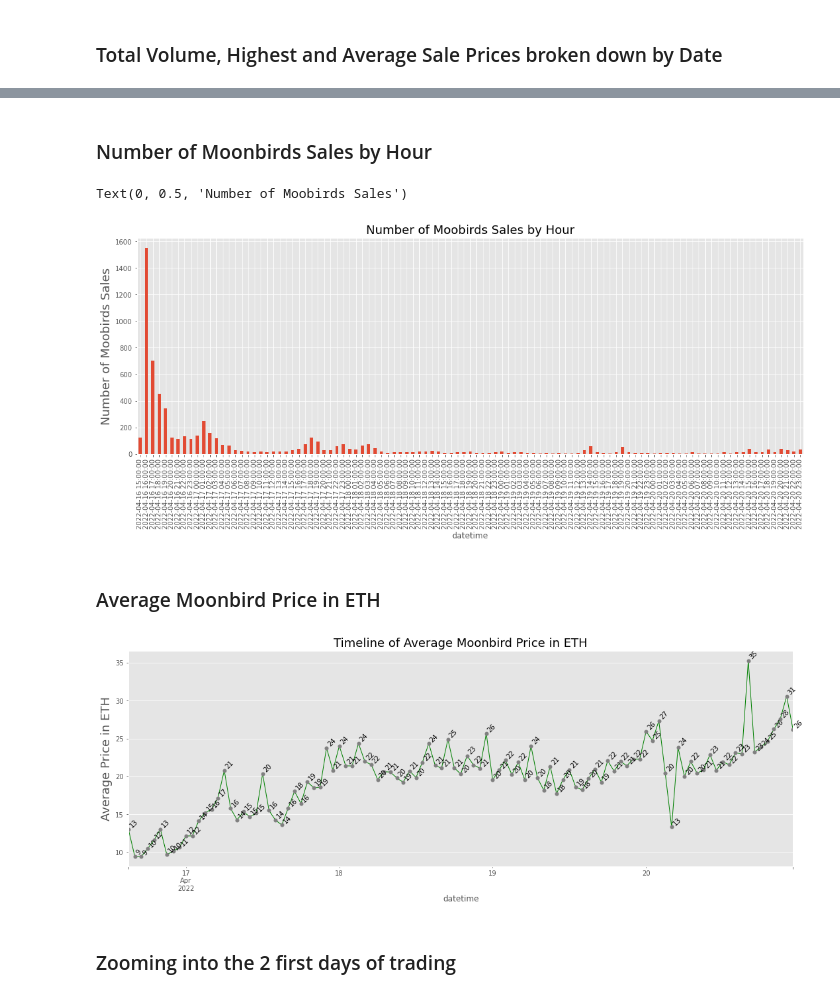
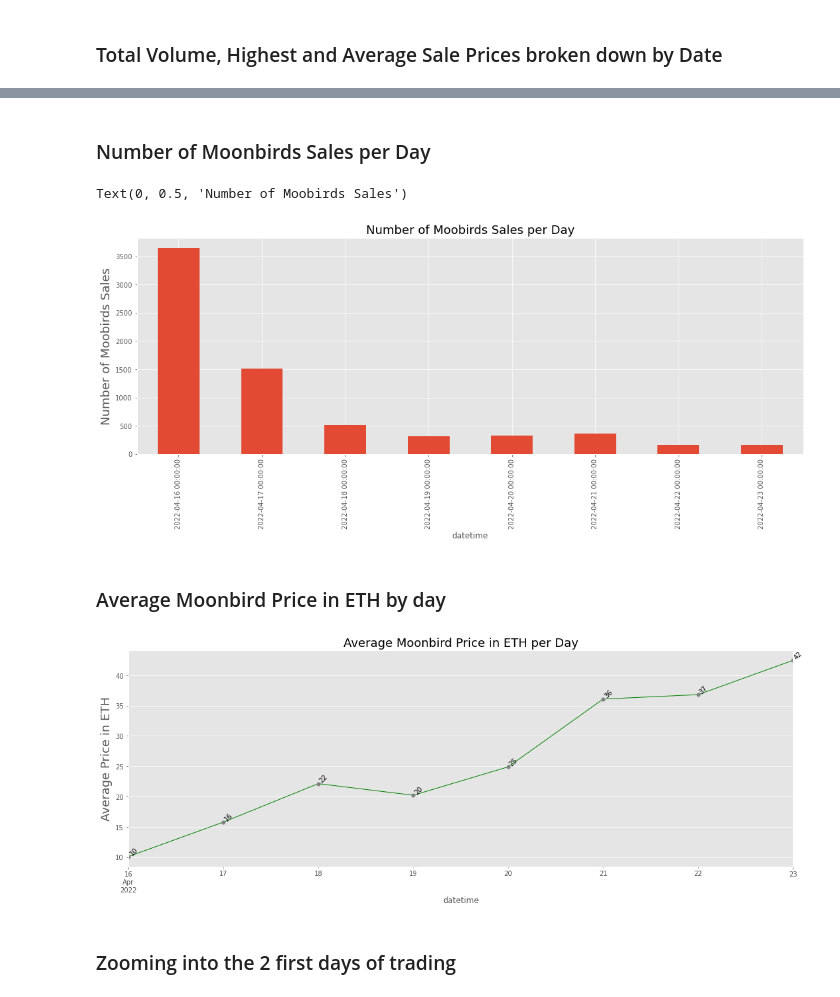
Before and after one commit to adilmoujahid/moonbirds-data-analysis, a Jupyter notebook: moonbirds-data-analysis.ipynb, the cells around one changed output, grey strips where cells are left out. Drawn from its saved outputs; the diff is of its cells as text; code cells hidden in the pictures.

```diff
--- a/moonbirds-data-analysis.ipynb
+++ b/moonbirds-data-analysis.ipynb
@@ -131,9 +148,9 @@ plt.style.use('ggplot')
 Next, we read the 3 data files that we need for the analysis.
 # %%
 ## Reading the data
-sales = pd.read_csv('../data/sales.csv')
-metadata = pd.read_csv('../data/metadata.csv')
-owners_daily = pd.read_csv('../data/owners_daily.csv')
+sales = pd.read_csv('./data/sales.csv')
+metadata = pd.read_csv('./data/metadata.csv')
+owners_daily = pd.read_csv('./data/owners_daily.csv')
 # %%
 #Parsing the dates
 sales['date'] = pd.to_datetime(sales['date'])
@@ -220,25 +245,24 @@ df
 # %% [markdown]
-### Number of Moonbirds Sales by Hour
+### Number of Moonbirds Sales per Day
 # %%
-data = sales.resample('H', on='datetime').count()['sale_price_eth']
+data = sales.resample('D', on='datetime').count()['sale_price_eth']
 ax = data.plot.bar(figsize=(18, 6))
 
 ax.set_alpha(0.8)
-ax.set_title("Number of Moobirds Sales by Hour", fontsize=18)
+ax.set_title("Number of Moobirds Sales per Day", fontsize=18)
 ax.set_ylabel("Number of Moobirds Sales", fontsize=18)
 # %% [output]
 Text(0, 0.5, 'Number of Moobirds Sales')
-[figure, old version]
+[figure, new version]
 # %% [markdown]
-### Average Moonbird Price in ETH
+### Average Moonbird Price in ETH by day
 # %%
-data = sales.resample('H', on='datetime').mean()['sale_price_eth']
+data = sales.resample('D', on='datetime').mean()['sale_price_eth']
 ax = data.plot(figsize=(18,6), color="green", linewidth=1, marker='o', markerfacecolor='grey', markeredgewidth=0)
 
 ax.set_alpha(0.8)
-ax.set_title("Timeline of Average Moonbird Price in ETH", fontsize=18)
+ax.set_title("Average Moonbird Price in ETH per Day", fontsize=18)
 ax.set_ylabel("Average Price in ETH", fontsize=18);
-#ax.annotate(s='sdsdsds', xy=(1, 1))
 
 dates = list(data.index)
 values = list(data.values)
@@ -246,7 +270,7 @@ values = list(data.values)
 for i, j in zip(dates, values):
     ax.annotate(s="{:.0f}".format(j), xy=(i, j+.2), rotation=45)
 # %% [output]
-[figure, old version]
+[figure, new version]
 # %% [markdown]
 ### Zooming into the 2 first days of trading
 # %%
```
Also changed, not shown: parts of 43 cells of this notebook, 9 other files.
